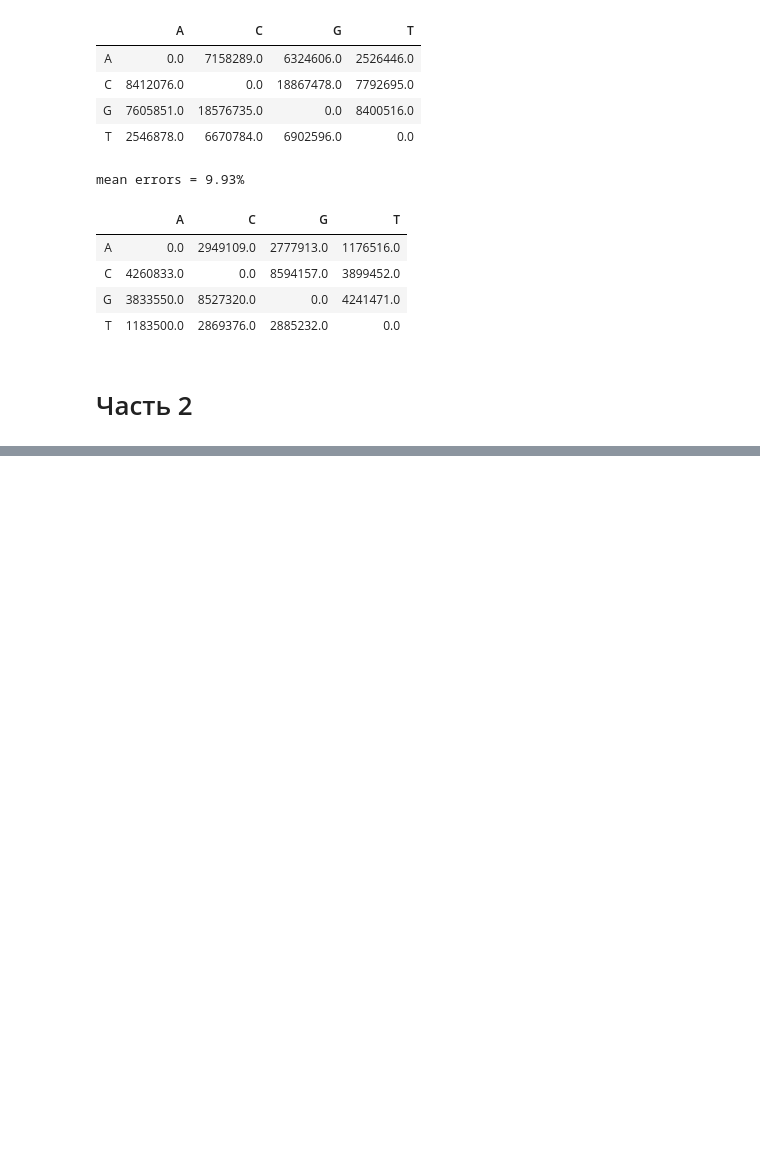
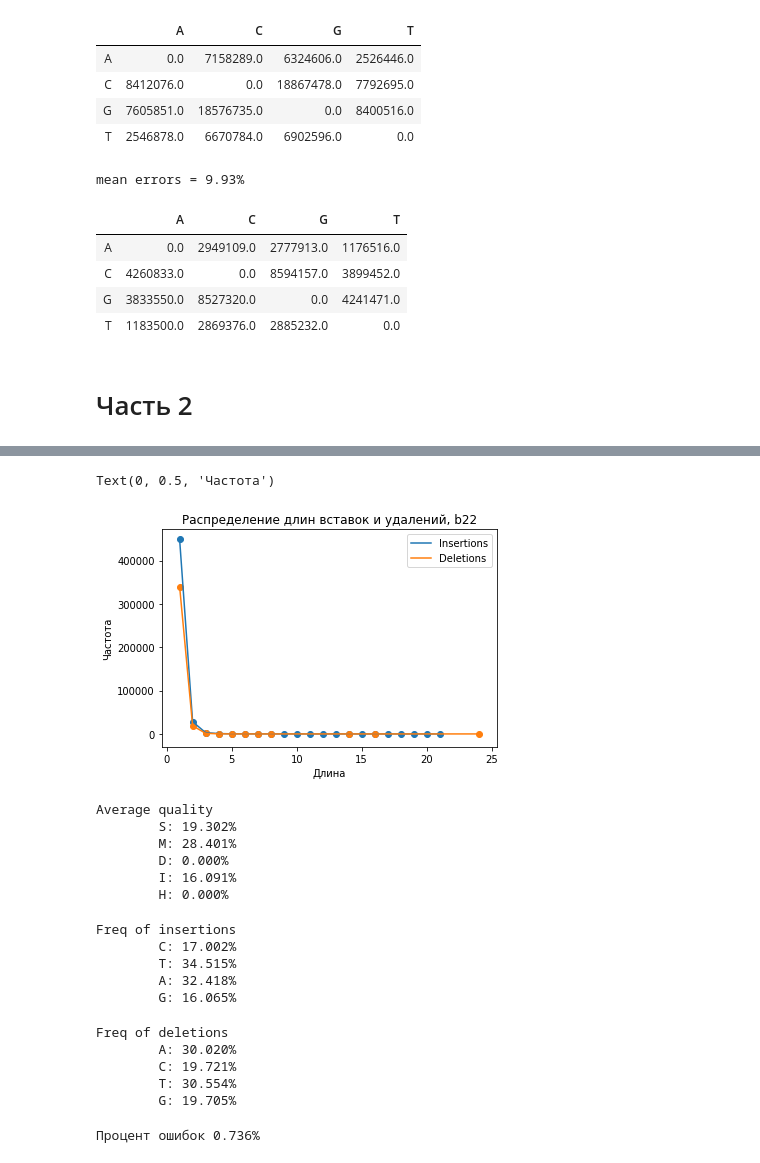
Before and after one commit to alexmorphine/NGS_course, a Jupyter notebook: homework_2/homework_2.ipynb, the cells around one changed output, grey strips where cells are left out. Saved outputs shown, nothing was run; the diff lists cells and outputs as text; code cells hidden in the pictures; blank space fills up the shorter version.

```diff
--- a/homework_2/homework_2.ipynb
+++ b/homework_2/homework_2.ipynb
@@ -310,0 +466,47 @@ sm
+# %%
+insertions = pd.DataFrame(insertions, columns=['x', 'y'])
+deletions = pd.DataFrame(deletions, columns=['x', 'y'])
+plt.scatter(insertions.x, insertions.y)
+plt.plot(insertions.x, insertions.y, label='Insertions')
+
+plt.scatter(deletions.x, deletions.y)
+plt.plot(deletions.x, deletions.y, label='Deletions')
+
+plt.legend()
+plt.title('Распределение длин вставок и удалений, b22')
+plt.xlabel('Длина')
+plt.ylabel('Частота')
+# %% [output]
+Text(0, 0.5, 'Частота')
+[figure, added]
+# %%
+print('Average quality')
+for letter in average_quality:
+    print(f'\t{letter}: {average_quality[letter]:.3f}%')
+# %% [output]
+Average quality
+        S: 19.302%
+        M: 28.401%
+        D: 0.000%
+        I: 16.091%
+        H: 0.000%
+# %%
+print('Freq of insertions')
+for letter in qinsertons:
+    print(f'\t{letter}: {qinsertons[letter] / sum(qinsertons.values()) * 100:.3f}%')
+# %% [output]
+Freq of insertions
+        C: 17.002%
+        T: 34.515%
+        A: 32.418%
+        G: 16.065%
+# %%
+print('Freq of deletions')
+for letter in qdeletions:
+    print(f'\t{letter}: {qdeletions[letter] / sum(qdeletions.values()) * 100:.3f}%')
+# %% [output]
+Freq of deletions
+        A: 30.020%
+        C: 19.721%
+        T: 30.554%
+        G: 19.705%
@@ -310,0 +517,5 @@ sm
+# %%
+pr_errors = (sum(cigar.values()) - cigar['M']) / sum(cigar.values())
+print(f'Процент ошибок {pr_errors * 100 :.3f}%')
+# %% [output]
+Процент ошибок 0.736%
```
Also changed, not shown: parts of 26 cells of this notebook.
